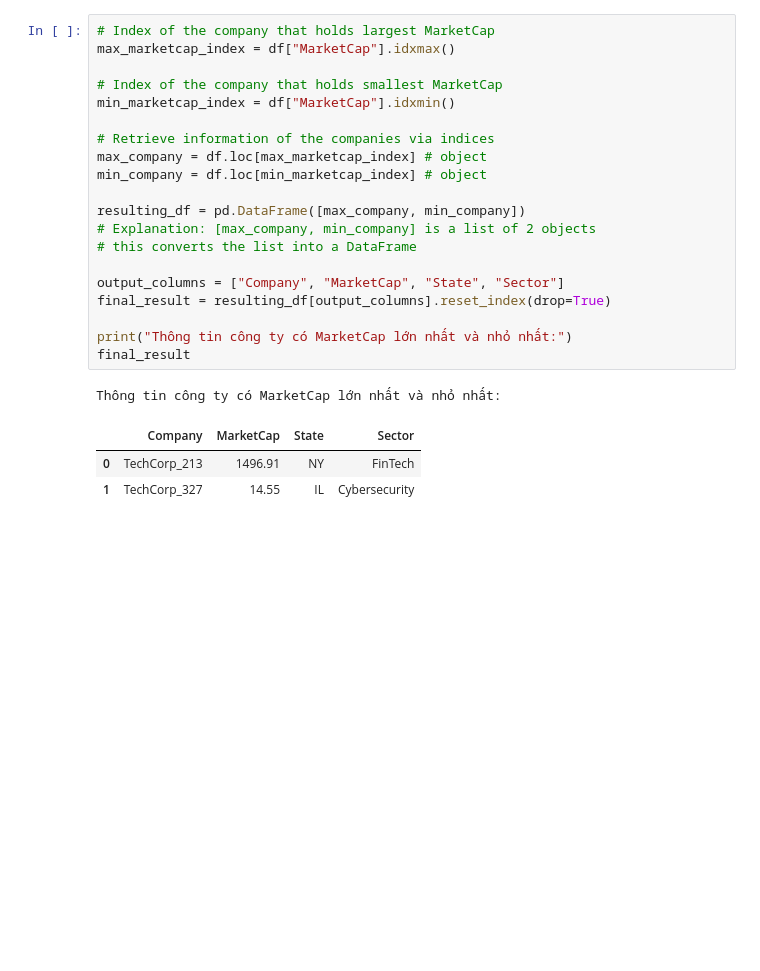
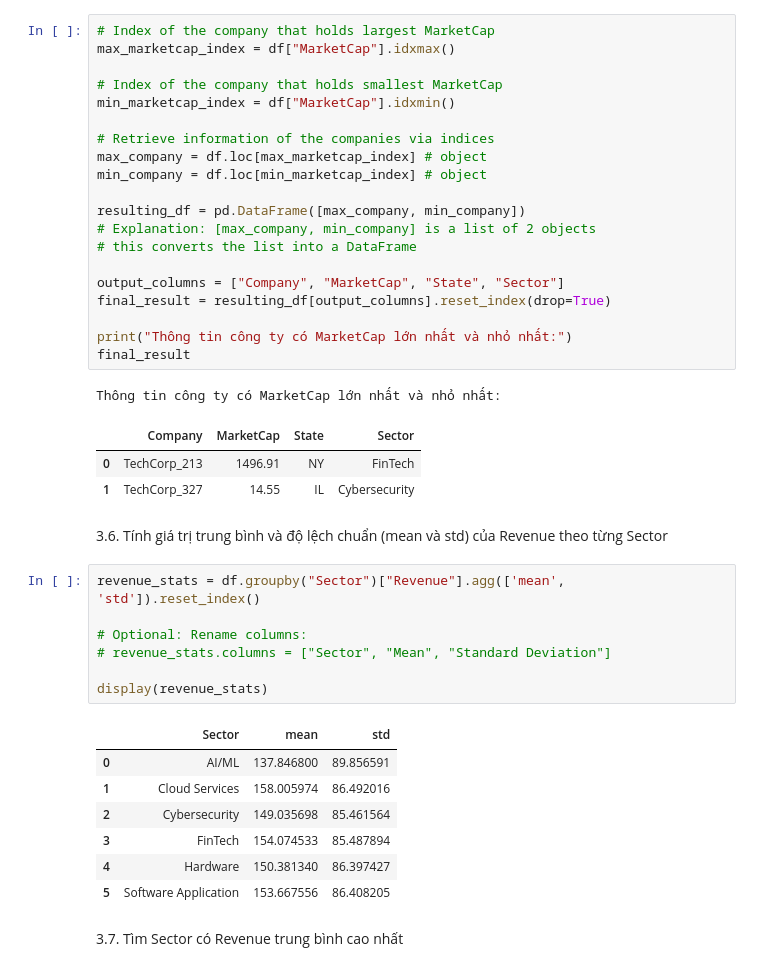
Before and after one commit to ntung-07/LAP-TRINH-PYTHON-NEU, a Jupyter notebook: KTRA_GIUA_KY/KT_De1_2025.ipynb, the cells around one changed output. Cells and saved outputs as stored; diff of their text form; blank space fills up the shorter version.

```diff
--- a/KTRA_GIUA_KY/KT_De1_2025.ipynb
+++ b/KTRA_GIUA_KY/KT_De1_2025.ipynb
@@ -259,3 +259,22 @@ Thông tin công ty có MarketCap lớn nhất và nhỏ nhất:
 |  | Company | MarketCap | State | Sector |
 | 0 | TechCorp_213 | 1496.91 | NY | FinTech |
 | 1 | TechCorp_327 | 14.55 | IL | Cybersecurity |
+# %% [markdown]
+3.6. Tính giá trị trung bình và độ lệch chuẩn (mean và std) của Revenue theo từng Sector
+# %%
+revenue_stats = df.groupby("Sector")["Revenue"].agg(['mean', 'std']).reset_index()
+
+# Optional: Rename columns:
+# revenue_stats.columns = ["Sector", "Mean", "Standard Deviation"]
+
+display(revenue_stats)
+# %% [output]
+|  | Sector | mean | std |
+| 0 | AI/ML | 137.846800 | 89.856591 |
+| 1 | Cloud Services | 158.005974 | 86.492016 |
+| 2 | Cybersecurity | 149.035698 | 85.461564 |
+| 3 | FinTech | 154.074533 | 85.487894 |
+| 4 | Hardware | 150.381340 | 86.397427 |
+| 5 | Software Application | 153.667556 | 86.408205 |
+# %% [markdown]
+3.7. Tìm Sector có Revenue trung bình cao nhất
```
Also changed, not shown: parts of 17 cells of this notebook.
